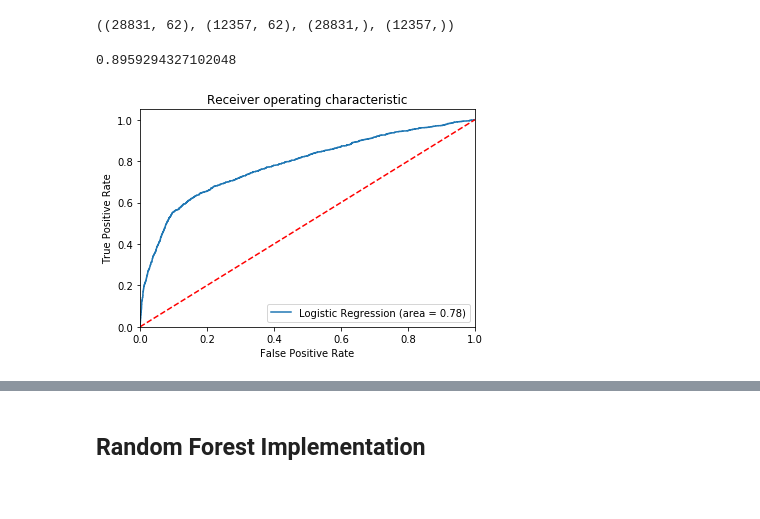
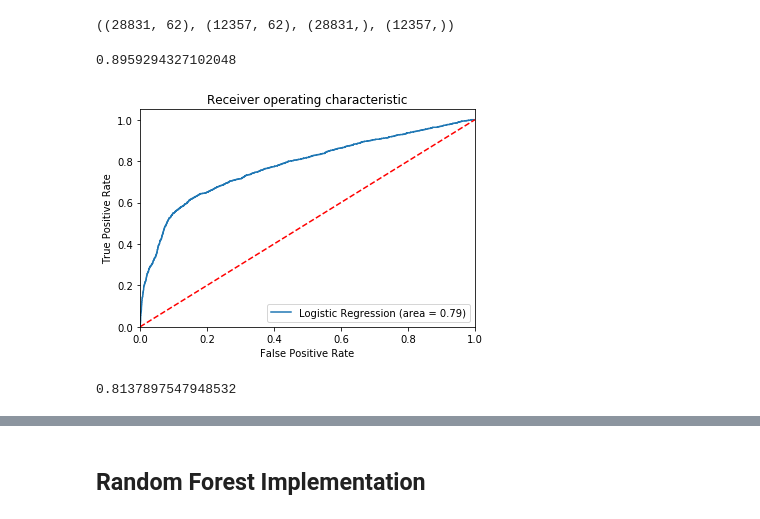
Before and after one commit to finnqiao/bank-logistic, a Jupyter notebook: bank-logistic-v1.ipynb, the cells around one changed output, grey strips where cells are left out. Drawn from its saved outputs; the diff is of its cells as text; code cells hidden in the pictures.

Commit message:
roc plot

```diff
--- a/bank-logistic-v1.ipynb
+++ b/bank-logistic-v1.ipynb
@@ -327,28 +322,28 @@ X_test = scaler.transform(X_test)
 # %%
 clf = LogisticRegression()
 model_norm = clf.fit(X_train, y_train)
 # y_pred = model_norm.predict(X_test)
 print(model_norm.score(X_test, y_test))
 
 # logit_roc_auc = roc_auc_score(y_test, model_norm.predict(X_test))
 # fpr, tpr, thresholds = roc_curve(y_test, model_norm.predict_proba(X_test)[:,1])
 
 probs = model_norm.predict_proba(X_test)
 preds = probs[:,1]
-fpr, tpr, threshold = metrics.roc_curve(y_test, preds)
-logit_roc_auc = metrics.auc(fpr, tpr)
+normfpr, normtpr, normthreshold = metrics.roc_curve(y_test, preds)
+norm_roc_auc = metrics.auc(normfpr, normtpr)
 
 plt.figure()
-plt.plot(fpr, tpr, label='Logistic Regression (area = %0.2f)' % logit_roc_auc)
+plt.plot(fpr, tpr, label='Logistic Regression (area = %0.2f)' % norm_roc_auc)
 plt.plot([0, 1], [0, 1],'r--')
 plt.xlim([0.0, 1.0])
 plt.ylim([0.0, 1.05])
 plt.xlabel('False Positive Rate')
 plt.ylabel('True Positive Rate')
 plt.title('Receiver operating characteristic')
 plt.legend(loc="lower right")
 plt.savefig('Log_ROC')
 plt.show()
 # %% [output]
 0.8959294327102048
-[figure, old version]
+[figure, new version]
@@ -354,0 +353,6 @@ plt.show()
+# %%
+clf = LogisticRegression()
+model_res = clf.fit(X_train_res, y_train_res)
+print(model_res.score(X_test, y_test))
+# %% [output]
+0.8137897547948532
```
Also changed, not shown: parts of 10 cells of this notebook, 1 other file.
